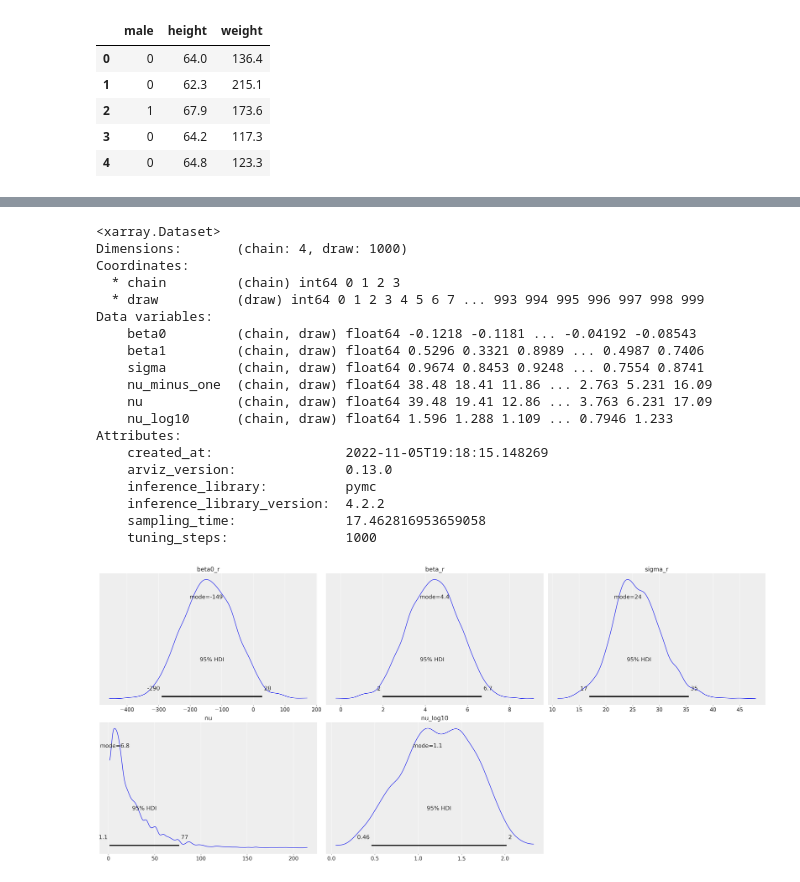
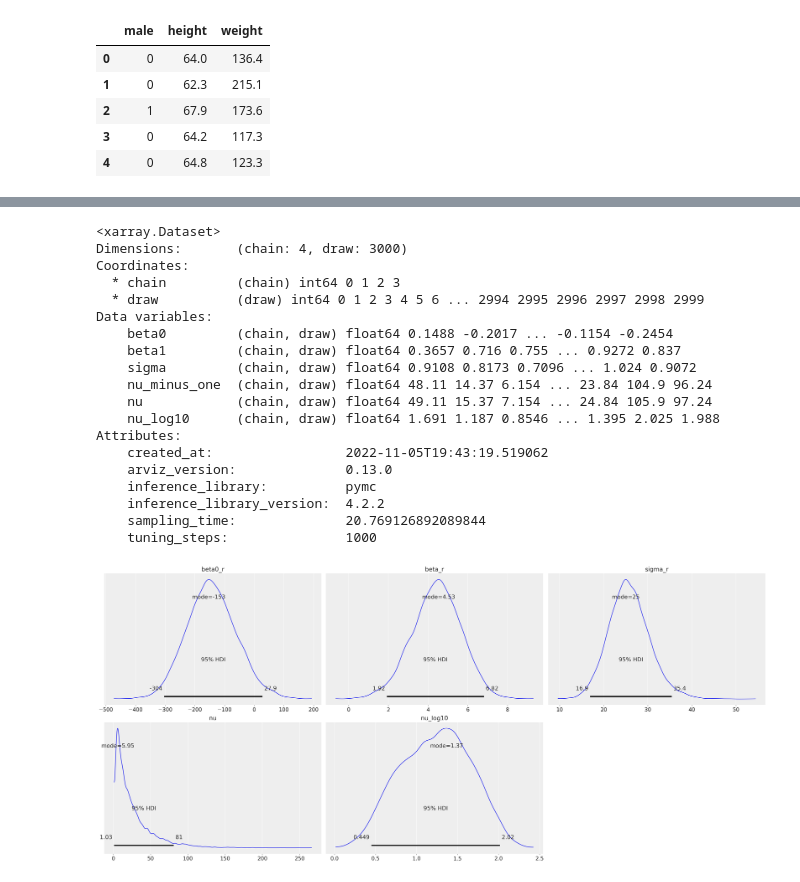
Before and after one commit to hyosubkim/bayes-toolbox, a Jupyter notebook: notebooks/robust_linear_regression_example.ipynb, the cells around one changed output, grey strips where cells are left out. Saved outputs shown, nothing was run; the diff lists cells and outputs as text; code cells hidden in the pictures.

```diff
--- a/notebooks/robust_linear_regression_example.ipynb
+++ b/notebooks/robust_linear_regression_example.ipynb
@@ -42,7 +42,7 @@ df_n30.head()
 zheight, mu_h, sigma_h = bst.standardize(df_n30.height)
 zy, mu_y, sigma_y = bst.standardize(df_n30.weight)
 # %%
-model, idata = bst.robust_linear_regression(zheight, zy)
+model, idata = bst.robust_linear_regression(zheight, zy, n_draws=3000)
 # %% [output]
 Auto-assigning NUTS sampler...
 Initializing NUTS using jitter+adapt_diag...
@@ -59,29 +59,31 @@ post = idata.posterior
 post
 # %% [output]
 <xarray.Dataset>
-Dimensions:       (chain: 4, draw: 1000)
+Dimensions:       (chain: 4, draw: 3000)
 Coordinates:
   * chain         (chain) int64 0 1 2 3
-  * draw          (draw) int64 0 1 2 3 4 5 6 7 ... 993 994 995 996 997 998 999
+  * draw          (draw) int64 0 1 2 3 4 5 6 ... 2994 2995 2996 2997 2998 2999
 Data variables:
-    beta0         (chain, draw) float64 -0.1218 -0.1181 ... -0.04192 -0.08543
-    beta1         (chain, draw) float64 0.5296 0.3321 0.8989 ... 0.4987 0.7406
-    sigma         (chain, draw) float64 0.9674 0.8453 0.9248 ... 0.7554 0.8741
-    nu_minus_one  (chain, draw) float64 38.48 18.41 11.86 ... 2.763 5.231 16.09
-    nu            (chain, draw) float64 39.48 19.41 12.86 ... 3.763 6.231 17.09
-    nu_log10      (chain, draw) float64 1.596 1.288 1.109 ... 0.7946 1.233
+    beta0         (chain, draw) float64 0.1488 -0.2017 ... -0.1154 -0.2454
+    beta1         (chain, draw) float64 0.3657 0.716 0.755 ... 0.9272 0.837
+    sigma         (chain, draw) float64 0.9108 0.8173 0.7096 ... 1.024 0.9072
+    nu_minus_one  (chain, draw) float64 48.11 14.37 6.154 ... 23.84 104.9 96.24
+    nu            (chain, draw) float64 49.11 15.37 7.154 ... 24.84 105.9 97.24
+    nu_log10      (chain, draw) float64 1.691 1.187 0.8546 ... 1.395 2.025 1.988
 Attributes:
-    created_at:                 2022-11-05T19:18:15.148269
+    created_at:                 2022-11-05T19:43:19.519062
     arviz_version:              0.13.0
     inference_library:          pymc
     inference_library_version:  4.2.2
-    sampling_time:              17.462816953659058
+    sampling_time:              20.769126892089844
     tuning_steps:               1000
 # %%
 stacked = az.extract(post)
 # %%
 stacked["beta0_r"], stacked["beta_r"], stacked["sigma_r"] = bst.unstandardize_linreg_parameters(stacked["beta0"], stacked["beta1"], mu_h, mu_y, stacked["sigma"], sigma_h, sigma_y)
 # %%
-az.plot_posterior(stacked, combine_dims={"sample"}, var_names=["beta0_r", "beta_r", "sigma_r", "nu", "nu_log10"], point_estimate="mode");
+az.plot_posterior(stacked, combine_dims={"sample"},
+                  var_names=["beta0_r", "beta_r", "sigma_r", "nu", "nu_log10"],
+                  point_estimate="mode", round_to=3);
 # %% [output]
-[figure, old version]
+[figure, new version]
```
Also changed, not shown: parts of 2 cells of this notebook, 1 other file.
